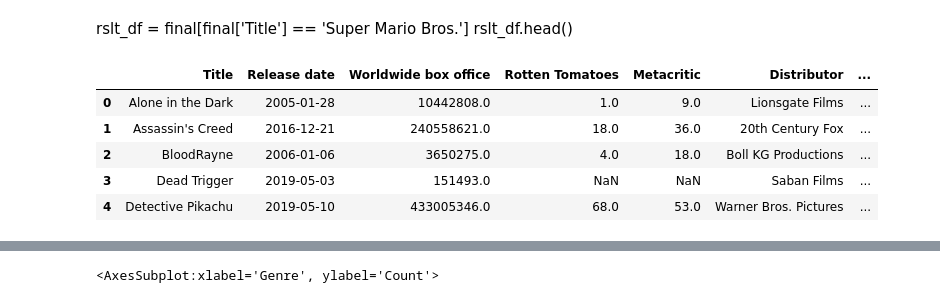
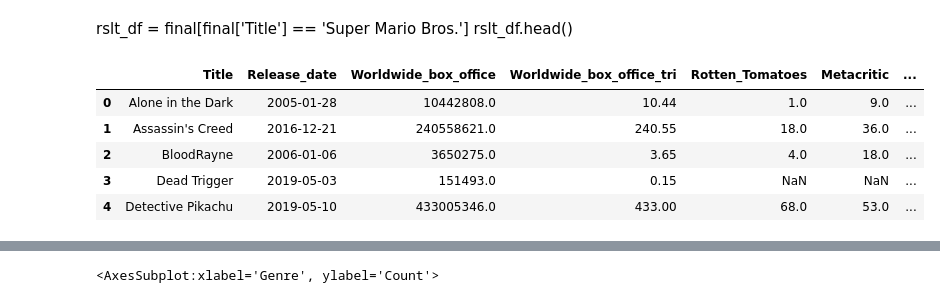
Before and after one commit to Leadersheepy/h3-hitema, a Jupyter notebook: DevoirVendredi/JeuVideoEtFilm.ipynb, the cells around one changed output, grey strips where cells are left out. Drawn from its saved outputs; the diff is of its cells as text; code cells hidden in the pictures.

```diff
--- a/DevoirVendredi/JeuVideoEtFilm.ipynb
+++ b/DevoirVendredi/JeuVideoEtFilm.ipynb
@@ -45,15 +45,15 @@ final = pd.concat([videogame,videogamefilm])
 rslt_df = final[final['Title'] == 'Super Mario Bros.']
 rslt_df.head()
 # %%
-videogamefilmM = pd.read_csv('video_game_films_modifie.csv');
-videogameM = pd.read_csv('Video_Games_Sales_modifie.csv');
+video_game_film_m = pd.read_csv('video_game_films_modifie.csv');
+video_game_m = pd.read_csv('Video_Games_Sales_modifie.csv');
 # %%
-videogamefilmM.head()
+video_game_film_m.head()
 # %% [output]
-|  | Title | Release date | Worldwide box office | Rotten Tomatoes | Metacritic | Distributor | ... |
-| 0 | Alone in the Dark | 2005-01-28 | 10442808.0 | 1.0 | 9.0 | Lionsgate Films | ... |
-| 1 | Assassin's Creed | 2016-12-21 | 240558621.0 | 18.0 | 36.0 | 20th Century Fox | ... |
-| 2 | BloodRayne | 2006-01-06 | 3650275.0 | 4.0 | 18.0 | Boll KG Productions | ... |
-| 3 | Dead Trigger | 2019-05-03 | 151493.0 | NaN | NaN | Saban Films | ... |
-| 4 | Detective Pikachu | 2019-05-10 | 433005346.0 | 68.0 | 53.0 | Warner Bros. Pictures | ... |
+|  | Title | Release_date | Worldwide_box_office | Worldwide_box_office_tri | Rotten_Tomatoes | Metacritic | ... |
+| 0 | Alone in the Dark | 2005-01-28 | 10442808.0 | 10.44 | 1.0 | 9.0 | ... |
+| 1 | Assassin's Creed | 2016-12-21 | 240558621.0 | 240.55 | 18.0 | 36.0 | ... |
+| 2 | BloodRayne | 2006-01-06 | 3650275.0 | 3.65 | 4.0 | 18.0 | ... |
+| 3 | Dead Trigger | 2019-05-03 | 151493.0 | 0.15 | NaN | NaN | ... |
+| 4 | Detective Pikachu | 2019-05-10 | 433005346.0 | 433.00 | 68.0 | 53.0 | ... |
 # %%
```
Also changed, not shown: parts of 13 cells of this notebook, 1 other file.
